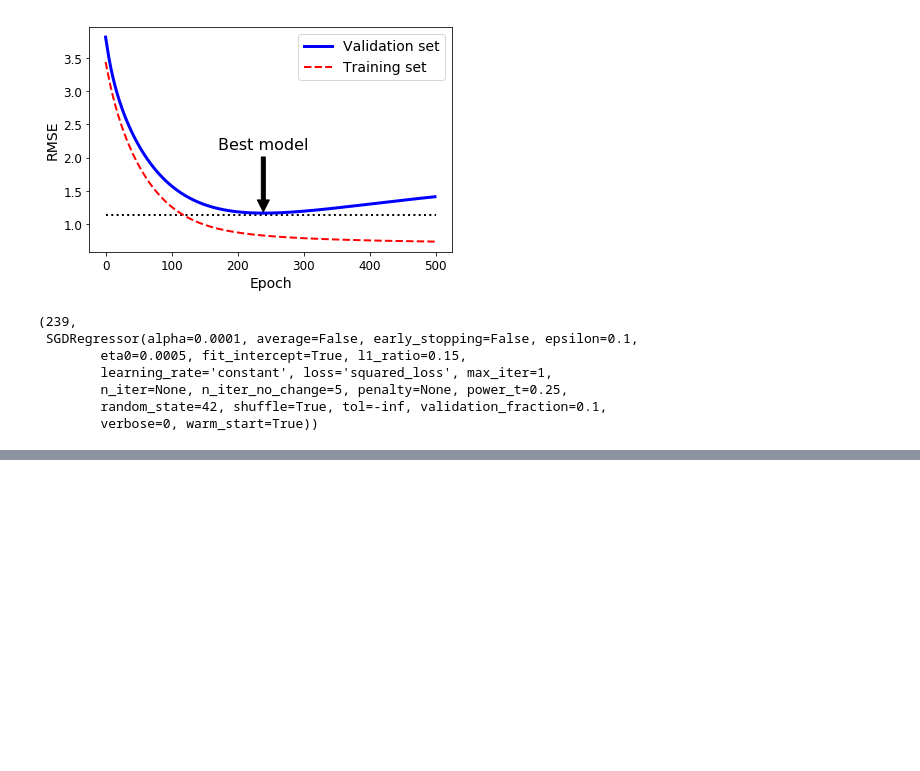
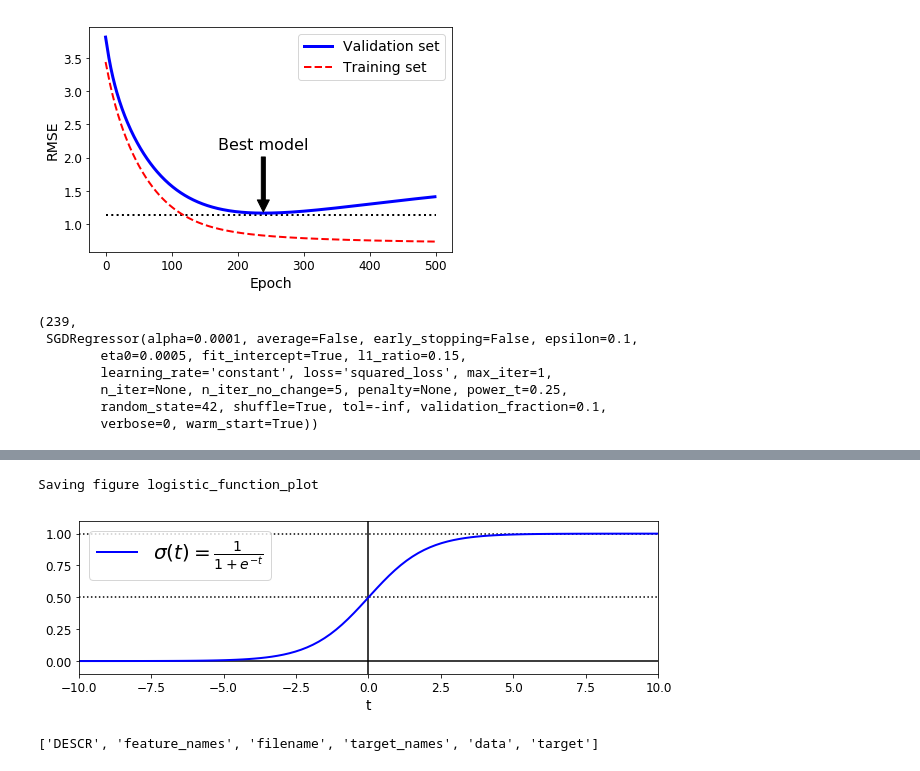
Before and after one commit to sayan31/Python-handson-ml, a Jupyter notebook: Chapter-4/training-linear-models.ipynb, the cells around one changed output, grey strips where cells are left out. Drawn from its saved outputs; the diff is of its cells as text; code cells hidden in the pictures; blank space fills up the shorter version.

Commit message:
Updated notebook to add code to perform Logistic Regression.

```diff
--- a/Chapter-4/training-linear-models.ipynb
+++ b/Chapter-4/training-linear-models.ipynb
@@ -595,3 +595,8 @@ best_epoch, best_model
         n_iter=None, n_iter_no_change=5, penalty=None, power_t=0.25,
         random_state=42, shuffle=True, tol=-inf, validation_fraction=0.1,
         verbose=0, warm_start=True))
+# %%
+# Beginning with Logistic Regression
+t = np.linspace(-10, 10, 100) # generate 100 numbers between -10 and 10
+sig = 1 / (1 + np.exp(-t)) # compute the sigmoid of all the values in the array t. This is also an array with same dim as t
+sig
@@ -597,0 +621,23 @@ best_epoch, best_model
+# %%
+# Plots the curve of logistic regression
+plt.figure(figsize=(9, 3))
+plt.plot([-10, 10], [0, 0], "k-")
+plt.plot([-10, 10], [0.5, 0.5], "k:")
+plt.plot([-10, 10], [1, 1], "k:")
+plt.plot([0, 0], [-1.1, 1.1], "k-")
+plt.plot(t, sig, "b-", linewidth=2, label=r"$\sigma(t) = \frac{1}{1 + e^{-t}}$")
+plt.xlabel("t")
+plt.legend(loc="upper left", fontsize=20)
+plt.axis([-10, 10, -0.1, 1.1])
+save_fig("logistic_function_plot")
+plt.show()
+# %% [output]
+Saving figure logistic_function_plot
+[figure, added]
+# %%
+# data - a 150 x 4 array, where each training example has 4 features, the length of sepals and petals.
+from sklearn import datasets
+iris = datasets.load_iris()
+list(iris.keys())
+# %% [output]
+['DESCR', 'feature_names', 'filename', 'target_names', 'data', 'target']
```
Also changed, not shown: parts of 7 cells of this notebook, 2 other files.
